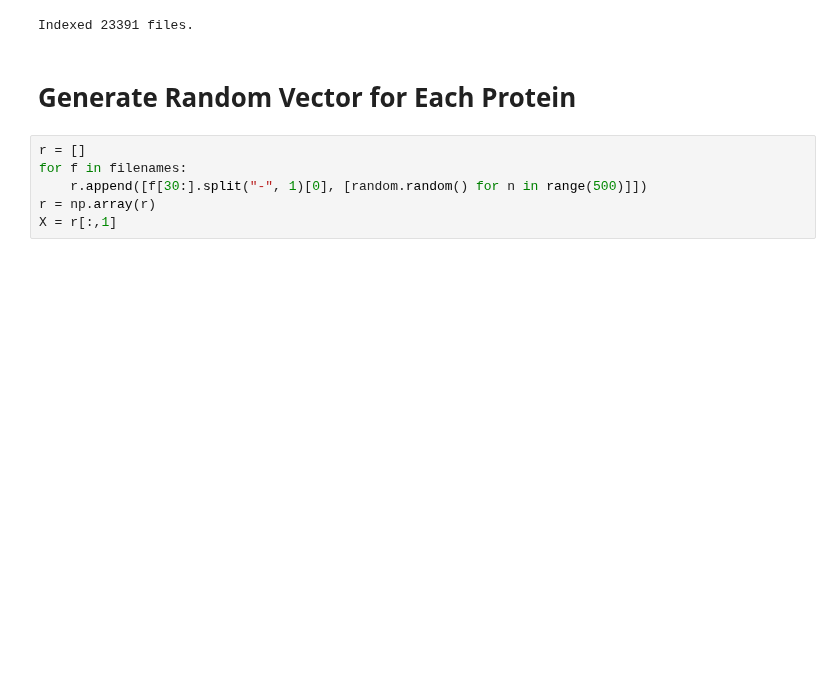
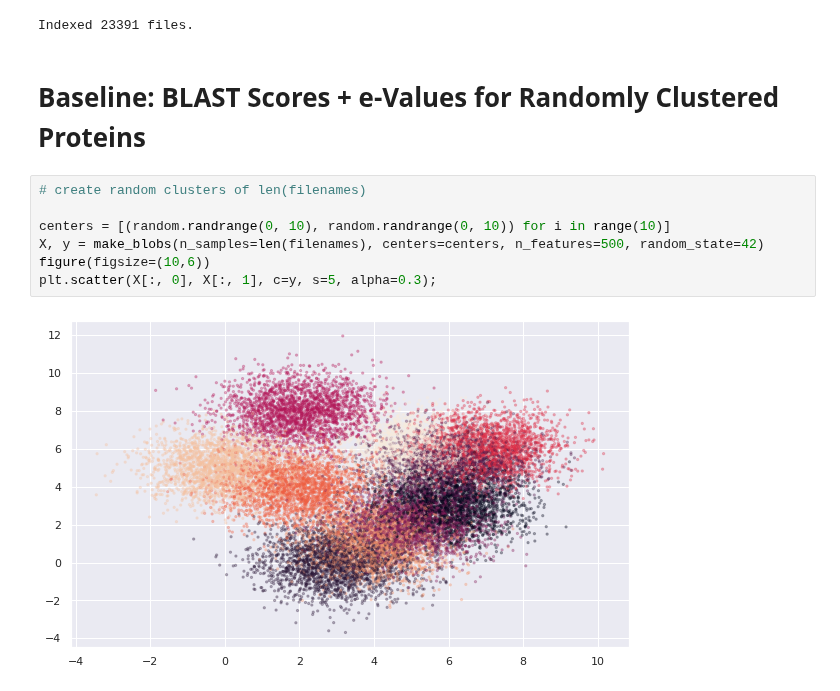
Before and after one commit to dptrsa-300/pss, a Jupyter notebook: embeddings_random.ipynb, the cells around one changed output. Cells and saved outputs as stored; diff of their text form; blank space fills up the shorter version.

Commit message:
BLAST example; GCS protein load, unpack & process; random protein clusters.

```diff
--- a/embeddings_random.ipynb
+++ b/embeddings_random.ipynb
@@ -47,11 +62,14 @@ for blob in blob_list:
 print(f'Indexed {len(filenames)} files.')
 # %% [output]
 Indexed 23391 files.
-# %% [markdown]
-# Generate Random Vector for Each Protein
-# %%
-r = []
-for f in filenames:
-    r.append([f[30:].split("-", 1)[0], [random.random() for n in range(500)]])
-r = np.array(r)
-X = r[:,1]
+# %% [markdown]
+# Baseline: BLAST Scores + e-Values for Randomly Clustered Proteins
+# %%
+# create random clusters of len(filenames)
+
+centers = [(random.randrange(0, 10), random.randrange(0, 10)) for i in range(10)]
+X, y = make_blobs(n_samples=len(filenames), centers=centers, n_features=500, random_state=42)
+figure(figsize=(10,6))
+plt.scatter(X[:, 0], X[:, 1], c=y, s=5, alpha=0.3);
+# %% [output]
+[figure, added]
```
Also changed, not shown: parts of 21 cells of this notebook, 1 other file.
